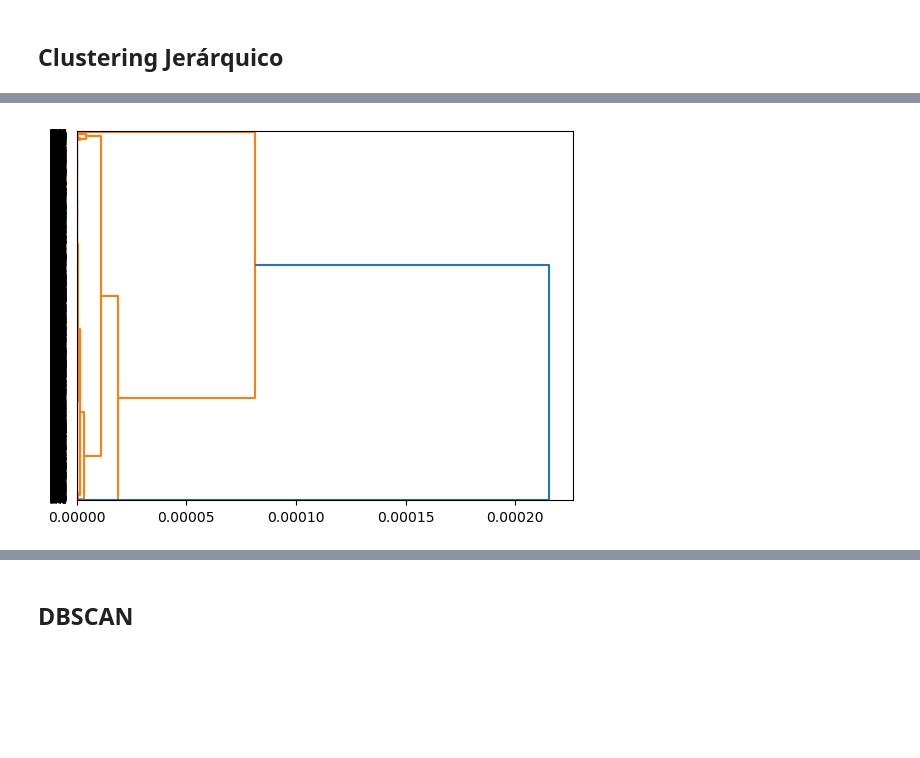
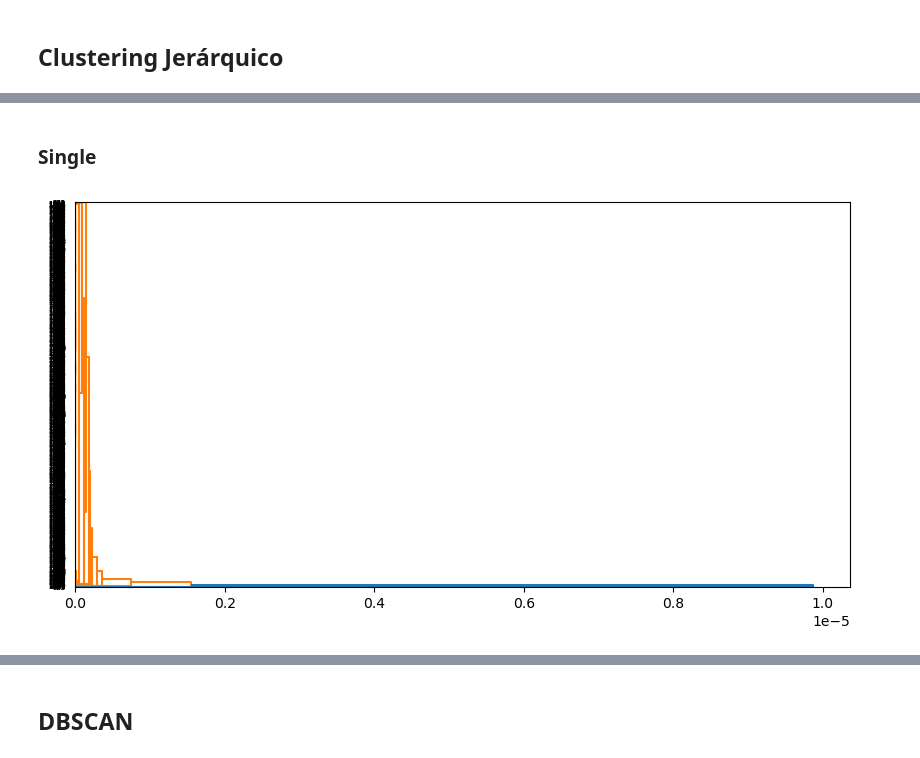
Before and after one commit to Litr0/Proyecto-Mineria, a Jupyter notebook: Hito1.ipynb, the cells around one changed output, grey strips where cells are left out. Drawn from its saved outputs; the diff is of its cells as text; code cells hidden in the pictures; blank space fills up the shorter version.

```diff
--- a/Hito1.ipynb
+++ b/Hito1.ipynb
@@ -491,7 +536,8 @@ plt.show()
+# %% [markdown]
+### Single
 # %%
-Z = linkage(X, method='complete', metric='cosine') # distancia maxima entre putnos
-dn = dendrogram(Z, labels = None,orientation='right')
-plt.axvline(x = 0.15, color = 'r', linestyle = '--')
-plt.show()
+fig, ax = plt.subplots(sharex=True, figsize = (10,5))
+Z = linkage(X, method='single', metric='cosine') # distancia minima entre puntos
+dn = dendrogram(Z, labels= None,orientation='right')
 # %% [output]
-[figure, old version]
+[figure, new version]
```
Also changed, not shown: parts of 36 cells of this notebook.
